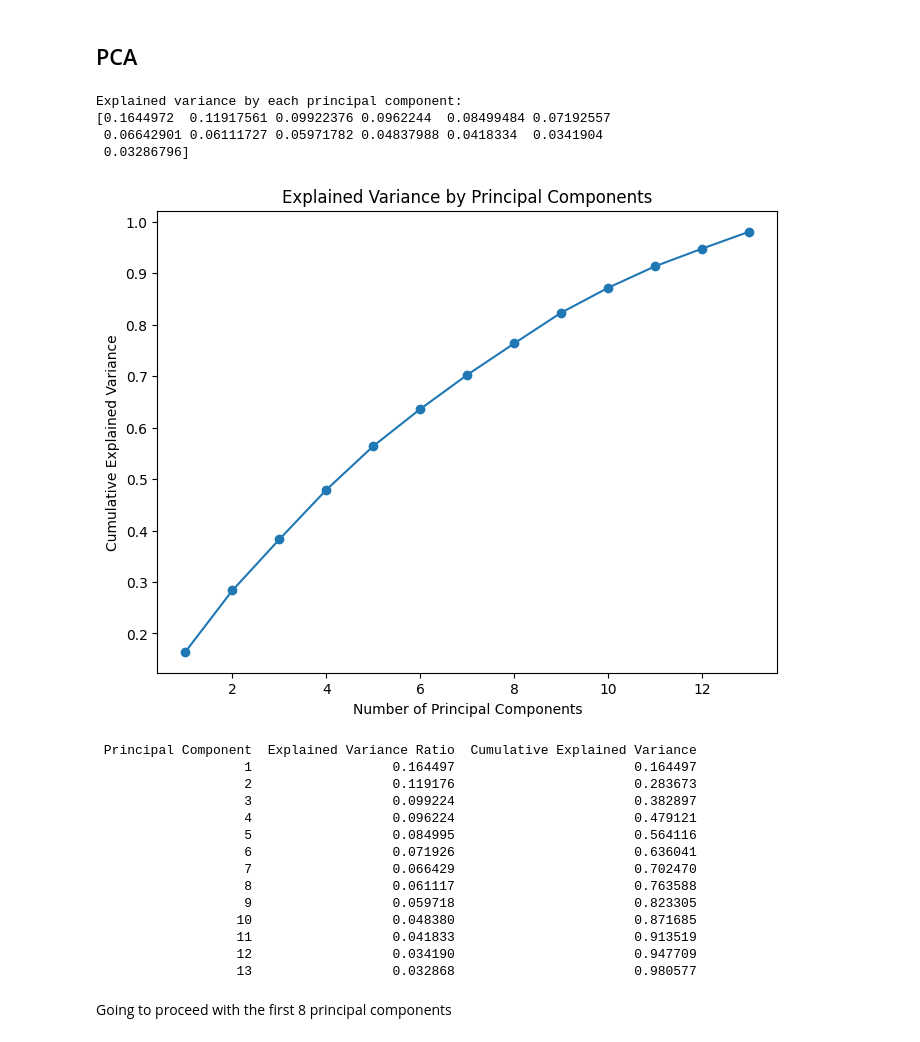
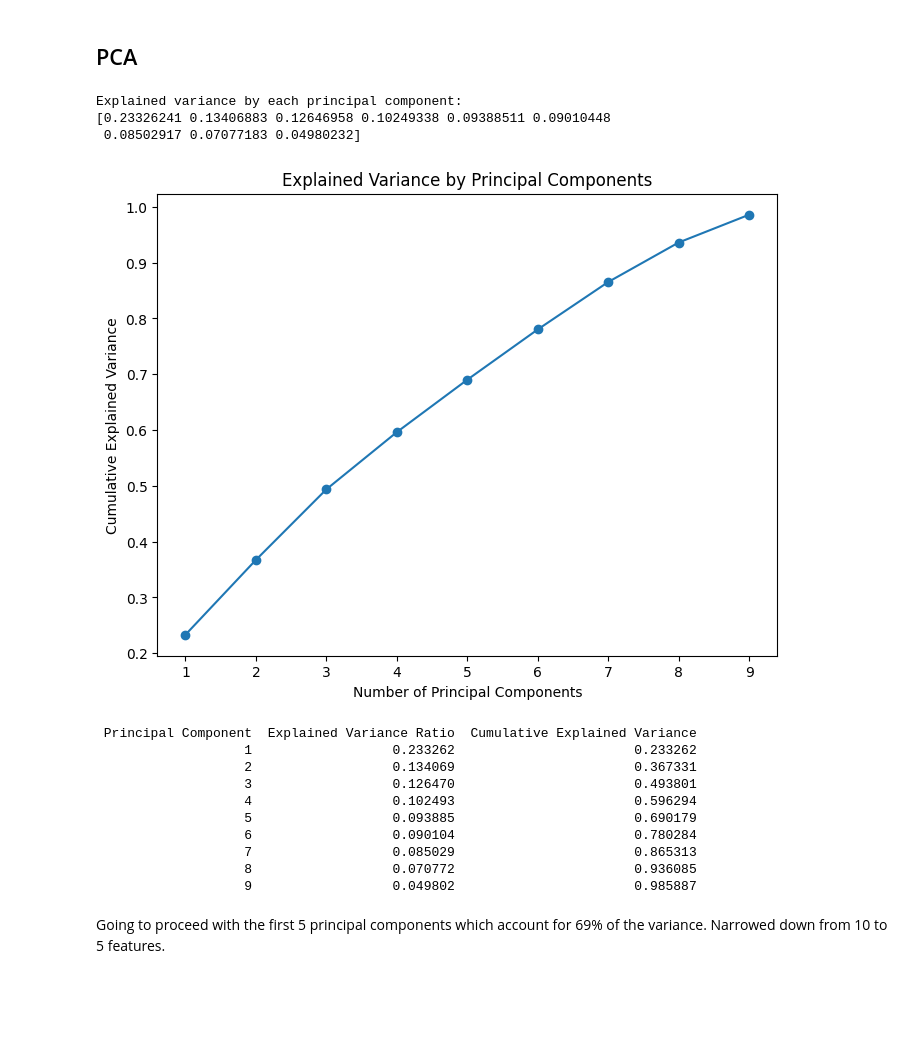
Before and after one commit to dimakazlouski/Walmart-Sales-Forecasting, a Jupyter notebook: Notebooks/01_Data_Exploration.ipynb, the cells around one changed output. Saved outputs shown, nothing was run; the diff lists cells and outputs as text; code cells hidden in the pictures; blank space fills up the shorter version.

```diff
--- a/Notebooks/01_Data_Exploration.ipynb
+++ b/Notebooks/01_Data_Exploration.ipynb
@@ -88,6 +88,10 @@ IsHoliday
 False    391909
 True      29661
 Name: count, dtype: int64
+# %%
+# Ensuring 'Date' columns are of datetime type
+train_df['Date'] = pd.to_datetime(train_df['Date'])
+features_df['Date'] = pd.to_datetime(features_df['Date'])
 # %% [markdown]
 Weekly Sales = Weekly Sales for a given department in a given store
 # %%
@@ -243,8 +247,14 @@ Confirming there isn't a huge difference between sales during non-holiday and ho
 
 MarkDowns represent different types of discounts Walmart applies to products.
 # %%
+# Convert 'Date' column to datetime if it's not already
+features_df['Date'] = pd.to_datetime(features_df['Date'])
+
+# Filter for one year (2012)
+filtered_df = features_df[(features_df['Date'] >= '2012-01-01') & (features_df['Date'] <= '2012-12-31')]
+
 # Resample data by week to get weekly sums or averages
-weekly_data = filtered_data.set_index('Date').resample('W').sum()
+weekly_data = filtered_df.set_index('Date').resample('W').sum()
 
 # Plot markdowns week-to-week
 weekly_data[['MarkDown1', 'MarkDown2', 'MarkDown3', 'MarkDown4', 'MarkDown5']].plot(figsize=(10,6))
@@ -354,27 +364,28 @@ plt.show()
 # %% [markdown]
 ## Preparing Data For PCA
 # %%
-# Merging the train, features, and stores datasets
+# Step 1: Merging the train, features, and stores datasets
 merged_df = pd.merge(train_df, features_df, on=['Store', 'Date'], suffixes=('_train', '_features'))
 merged_df = pd.merge(merged_df, stores_df, on='Store')
 
-# Handling the duplicate 'IsHoliday' column
+# Step 2: Handling the duplicate 'IsHoliday' column (dropping one)
 merged_df = merged_df.drop(columns=['IsHoliday_features'])
 
-# Filling missing values- MarkDown columns with 0 (as missing likely means no markdown)
+# Step 3: Filling missing values - MarkDown columns with 0 (as missing likely means no markdown)
 markdown_cols = ['MarkDown1', 'MarkDown2', 'MarkDown3', 'MarkDown4', 'MarkDown5']
 merged_df[markdown_cols] = merged_df[markdown_cols].fillna(0)
 
-# Filling missing values for other numerical columns with the mean
+# Step 4: Filling missing values for other numerical columns with the mean
 numerical_cols = merged_df.select_dtypes(include=['float64', 'int64']).columns
 merged_df[numerical_cols] = merged_df[numerical_cols].fillna(merged_df[numerical_cols].mean())
 
-# Handling categorical variables- convert 'Type' into dummy variables
+# Step 5: Handling categorical variables - convert 'Type' into dummy variables
 merged_df = pd.get_dummies(merged_df, columns=['Type'], drop_first=True)
 
+# Step 6: Dropping unnecessary or redundant columns (IsHoliday_train, Store, Dept, Size)
+merged_df = merged_df.drop(columns=['IsHoliday_train', 'Store', 'Dept', 'Type_B', 'Type_C', 'Date'])
+
+# Check for missing values and display a preview of the updated dataframe
 print(merged_df.isnull().sum())
-
-#pd.set_option('display.max_rows', None)  # Set None to display all rows
-#pd.set_option('display.max_columns', None)  # Set None to display all columns
 merged_df.head()
 # %% [output]
@@ -408,56 +413,55 @@ dtype: int64
 from sklearn.preprocessing import StandardScaler
 from sklearn.decomposition import PCA
 
-# Preparing the Data (dropping non-numeric columns: 'Date' and the target 'Weekly_Sales')
-features = merged_df.drop(columns=['Date', 'Weekly_Sales'])
+# Preparing the Data (dropping the target 'Weekly_Sales')
+features = merged_df.drop(columns=['Weekly_Sales'])
 
 # Standardizing the features
 scaler = StandardScaler()
 scaled_features = scaler.fit_transform(features)
 
 # Applying PCA
 pca = PCA(n_components=0.95)  # Retain enough components to explain 95% of the variance
 principal_components = pca.fit_transform(scaled_features)
+
+# Converting PCA components into a DataFrame
+pca_df = pd.DataFrame(principal_components,
+                      columns=[f'PC{i+1}' for i in range(principal_components.shape[1])])
 
 # Examining the explained variance ratio
 explained_variance = pca.explained_variance_ratio_
 print(f'Explained variance by each principal component:\n{explained_variance}')
 
 # Visualizing the cumulative explained variance
 plt.figure(figsize=(8, 6))
 plt.plot(range(1, len(explained_variance) + 1), explained_variance.cumsum(), marker='o')
 plt.xlabel('Number of Principal Components')
 plt.ylabel('Cumulative Explained Variance')
 plt.title('Explained Variance by Principal Components')
 plt.show()
 
 explained_variance_df = pd.DataFrame({
     'Principal Component': range(1, len(explained_variance) + 1),
     'Explained Variance Ratio': explained_variance,
     'Cumulative Explained Variance': explained_variance.cumsum()
 })
 
 #explained_variance_df = explained_variance_df.reset_index(drop=False)
 print(explained_variance_df.to_string(index=False))
 # %% [output]
 Explained variance by each principal component:
-[0.1644972  0.11917561 0.09922376 0.0962244  0.08499484 0.07192557
- 0.06642901 0.06111727 0.05971782 0.04837988 0.0418334  0.0341904
- 0.03286796]
+[0.23326241 0.13406883 0.12646958 0.10249338 0.09388511 0.09010448
+ 0.08502917 0.07077183 0.04980232]
-[figure, old version]
+[figure, new version]
  Principal Component  Explained Variance Ratio  Cumulative Explained Variance
-                   1                  0.164497                       0.164497
-                   2                  0.119176                       0.283673
-                   3                  0.099224                       0.382897
-                   4                  0.096224                       0.479121
-                   5                  0.084995                       0.564116
-                   6                  0.071926                       0.636041
-                   7                  0.066429                       0.702470
-                   8                  0.061117                       0.763588
-                   9                  0.059718                       0.823305
-                  10                  0.048380                       0.871685
-                  11                  0.041833                       0.913519
-                  12                  0.034190                       0.947709
-                  13                  0.032868                       0.980577
+                   1                  0.233262                       0.233262
+                   2                  0.134069                       0.367331
+                   3                  0.126470                       0.493801
+                   4                  0.102493                       0.596294
+                   5                  0.093885                       0.690179
+                   6                  0.090104                       0.780284
+                   7                  0.085029                       0.865313
+                   8                  0.070772                       0.936085
+                   9                  0.049802                       0.985887
 # %% [markdown]
-Going to proceed with the first 8 principal components
+Going to proceed with the first 5 principal components which account for 69% of the variance. Narrowed down from 10 to 5 features.
```
Also changed, not shown: parts of 7 cells of this notebook.
